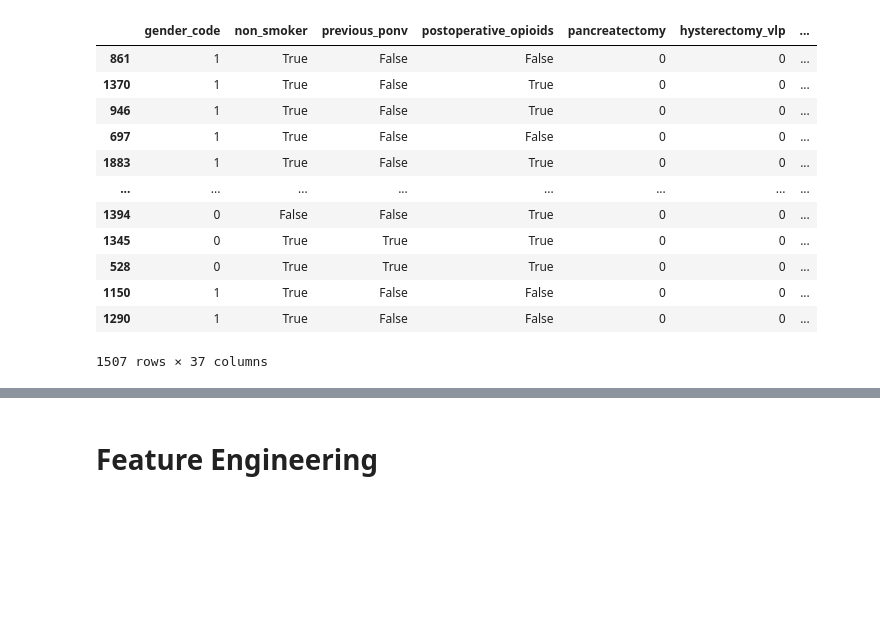
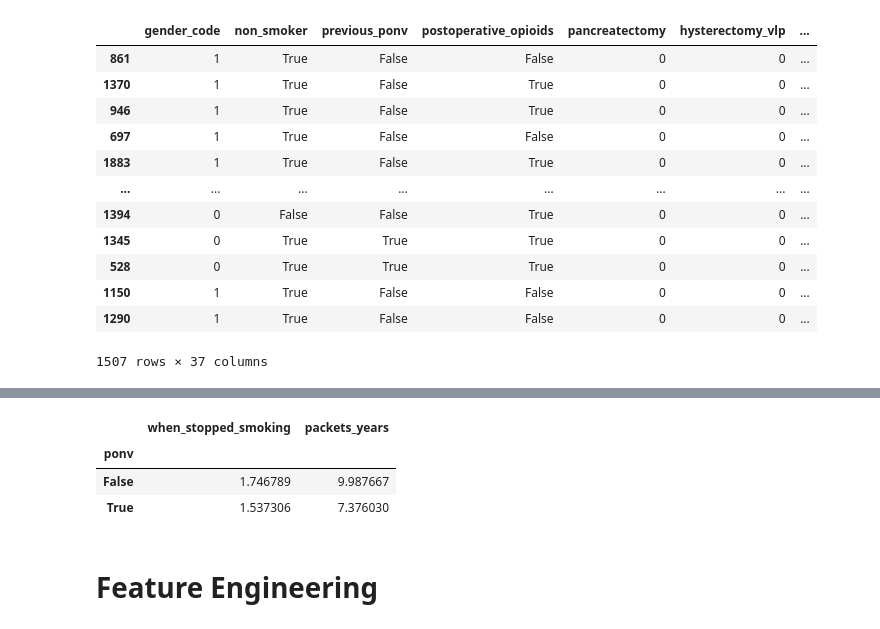
Before and after one commit to brokengrappler/PONV_Classifier, a Jupyter notebook: jpnb/P3_EDA.ipynb, the cells around one changed output, grey strips where cells are left out. Saved outputs shown, nothing was run; the diff lists cells and outputs as text; code cells hidden in the pictures; blank space fills up the shorter version.

```diff
--- a/jpnb/P3_EDA.ipynb
+++ b/jpnb/P3_EDA.ipynb
@@ -958,0 +914,2 @@ agg_df_x
+# %%
+smoker['ponv'] = tv_y['ponv']
@@ -959,3 +952,10 @@ agg_df_x
+# %%
+smoker.groupby('ponv').agg({'when_stopped_smoking':'mean','packets_years':'mean'})
+# %% [output]
+|  | when_stopped_smoking | packets_years |
+| ponv |  |  |
+| False | 1.746789 | 9.987667 |
+| True | 1.537306 | 7.376030 |
 # %% [markdown]
 # Feature Engineering
 # %%
```
Also changed, not shown: parts of 15 cells of this notebook, 39 other files.
